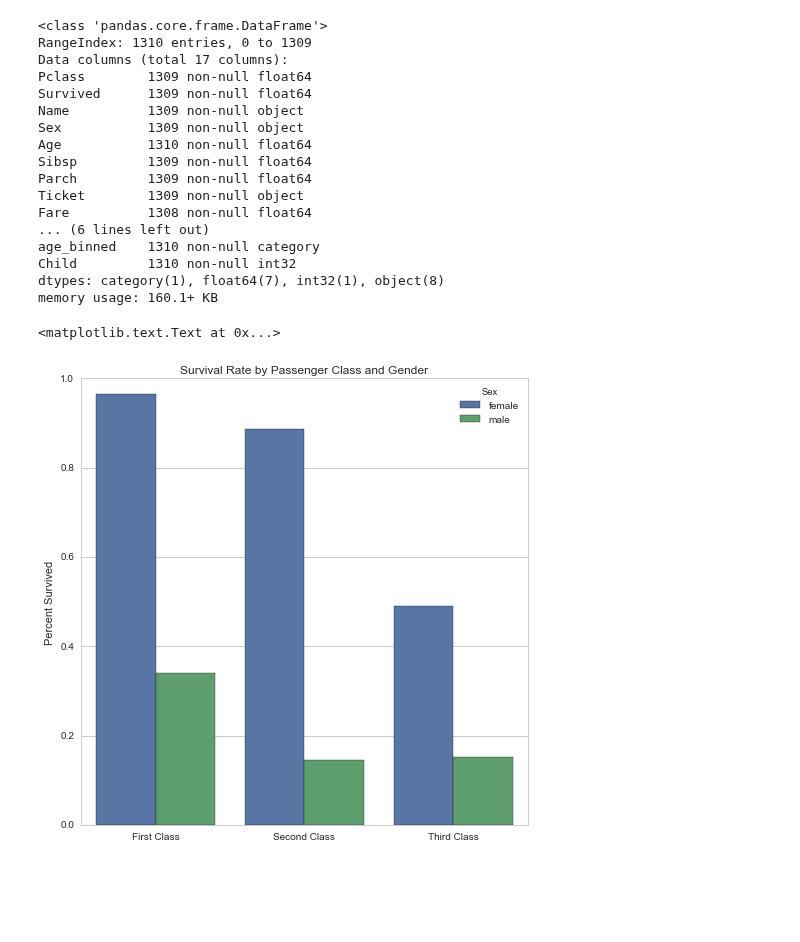
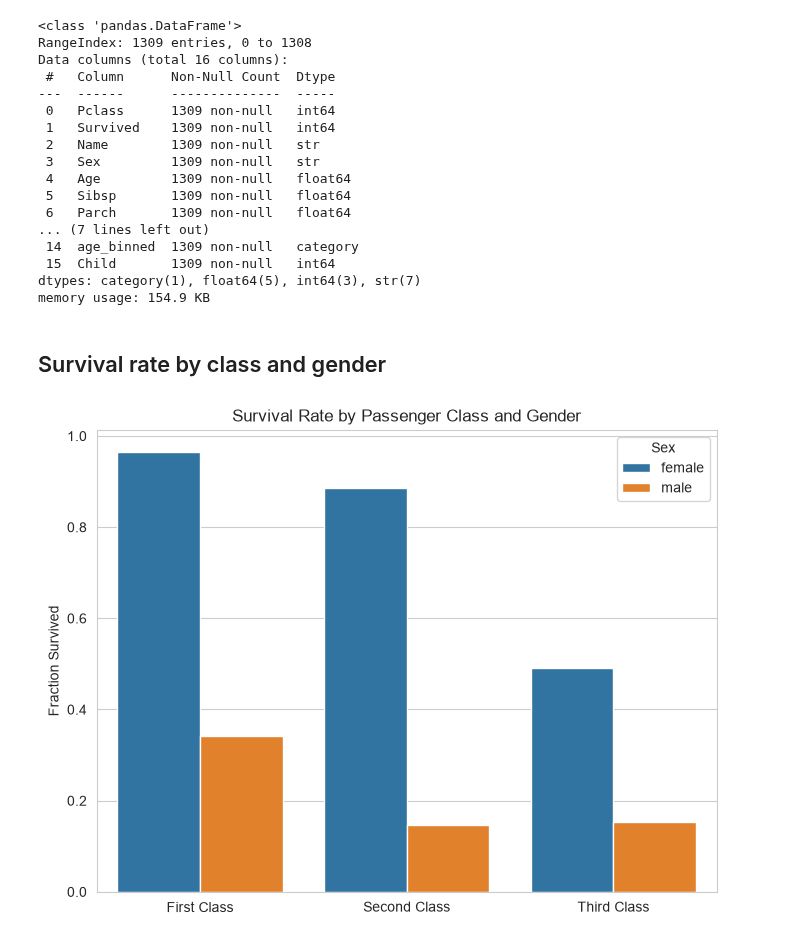
Before and after one commit to Ctwqk/datamining, a Jupyter notebook: hw7_titanic_survival/titanic_visualization.ipynb, the cells around one changed output. Drawn from its saved outputs; the diff is of its cells as text; code cells hidden in the pictures; blank space fills up the shorter version.

```diff
--- a/hw7_titanic_survival/titanic_visualization.ipynb
+++ b/hw7_titanic_survival/titanic_visualization.ipynb
@@ -11,5 +25,0 @@ with open('titanic.csv') as f:
-# %%
-cols = {}
-for col in df.columns:
-    cols[col] = col.title()
-df = df.rename(columns=cols)
@@ -15,0 +30,6 @@ df = df.rename(columns=cols)
+# %%
+df = pd.read_csv('titanic.csv', dtype={'age': np.float64})
+df = df.dropna(subset=['survived']).reset_index(drop=True)   # drop the empty trailing row
+df[['pclass', 'survived']] = df[['pclass', 'survived']].astype(int)
+df.columns = [col.title() for col in df.columns]
+print(df.shape)
@@ -16,5 +38,5 @@ df = df.rename(columns=cols)
 # %%
-df['embarked'] = df.Embarked.fillna('S')
+df['Embarked'] = df.Embarked.fillna('S')     # (the original filled a new lower-case column instead)
 df['Age'] = df.Age.fillna(df.Age.median())
 # %%
 bins = [0, 10, 20, 30, 40, 50, 60, 70, 80, 90]
@@ -66,32 +84,34 @@ ax4.set_ylabel('')
 # %%
 df.info()
 # %% [output]
-<class 'pandas.core.frame.DataFrame'>
-RangeIndex: 1310 entries, 0 to 1309
-Data columns (total 17 columns):
-Pclass        1309 non-null float64
-Survived      1309 non-null float64
-Name          1309 non-null object
-Sex           1309 non-null object
-Age           1310 non-null float64
-Sibsp         1309 non-null float64
-Parch         1309 non-null float64
-Ticket        1309 non-null object
-Fare          1308 non-null float64
-... (6 lines left out)
-age_binned    1310 non-null category
-Child         1310 non-null int32
-dtypes: category(1), float64(7), int32(1), object(8)
-memory usage: 160.1+ KB
+<class 'pandas.DataFrame'>
+RangeIndex: 1309 entries, 0 to 1308
+Data columns (total 16 columns):
+ #   Column      Non-Null Count  Dtype
+---  ------      --------------  -----
+ 0   Pclass      1309 non-null   int64
+ 1   Survived    1309 non-null   int64
+ 2   Name        1309 non-null   str
+ 3   Sex         1309 non-null   str
+ 4   Age         1309 non-null   float64
+ 5   Sibsp       1309 non-null   float64
+ 6   Parch       1309 non-null   float64
+... (7 lines left out)
+ 14  age_binned  1309 non-null   category
+ 15  Child       1309 non-null   int64
+dtypes: category(1), float64(5), int64(3), str(7)
+memory usage: 154.9 KB
+# %% [markdown]
+## Survival rate by class and gender
 # %%
 sns.set_style('whitegrid')
-fig, axis = plt.subplots(figsize=(8,8))
-sns.barplot(x='Pclass', y='Survived', hue='Sex', data=df, ax=axis, ci=None)
+fig, axis = plt.subplots(figsize=(8, 6))
+sns.barplot(x='Pclass', y='Survived', hue='Sex', data=df, ax=axis, errorbar=None)
 axis.set_title('Survival Rate by Passenger Class and Gender')
-loc, labels = plt.xticks()
-plt.xticks(loc, ['First Class','Second Class', 'Third Class'])
-axis.set_ylabel('Percent Survived')
+axis.set_xticks([0, 1, 2], ['First Class', 'Second Class', 'Third Class'])
+axis.set_ylabel('Fraction Survived')
 axis.set_xlabel('')
+fig.savefig('results/survival_rate_by_class_and_sex.png', dpi=100, bbox_inches='tight')
+plt.show()
 # %% [output]
-<matplotlib.text.Text at 0x...>
-[figure, old version]
+[figure, new version]
```
Also changed, not shown: parts of 10 cells of this notebook, 3 other files.
